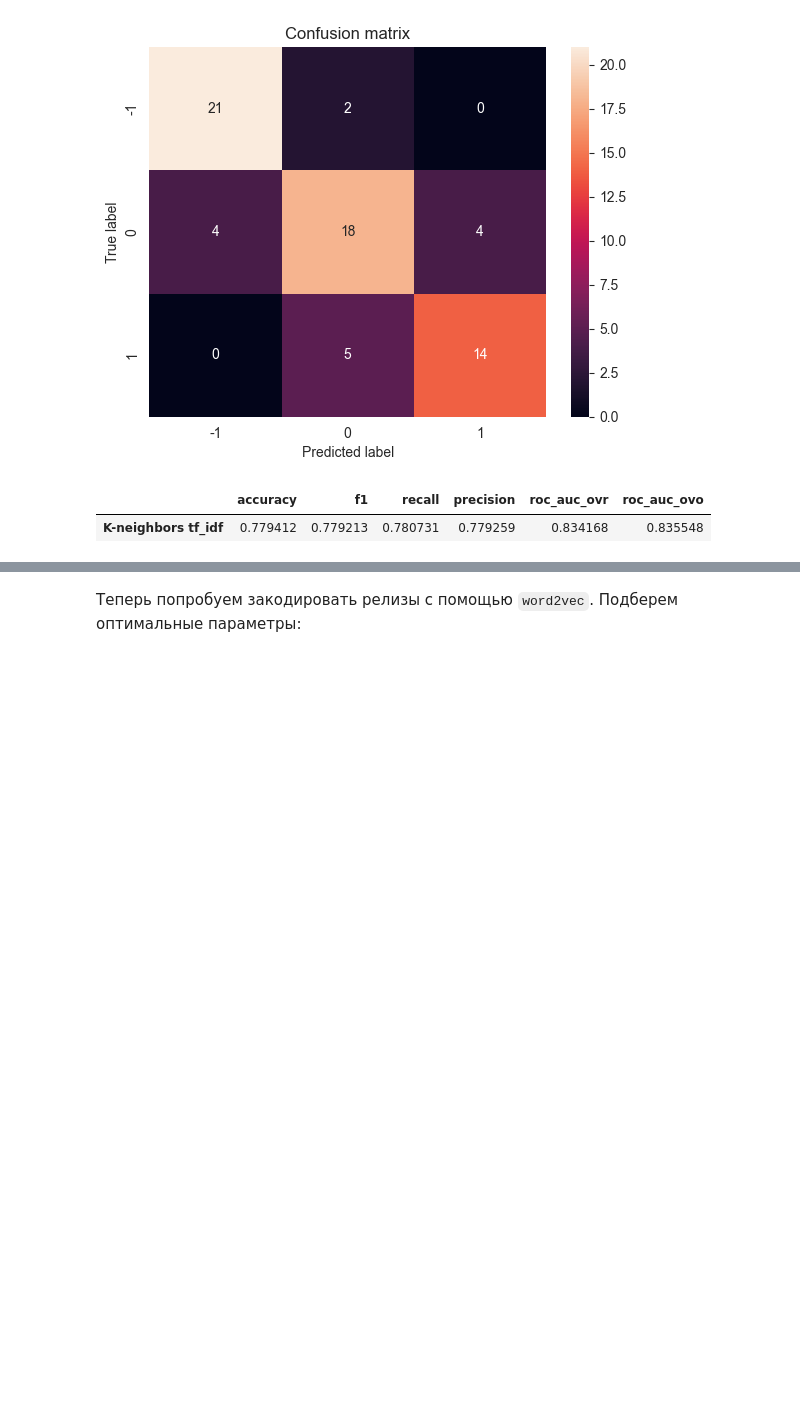
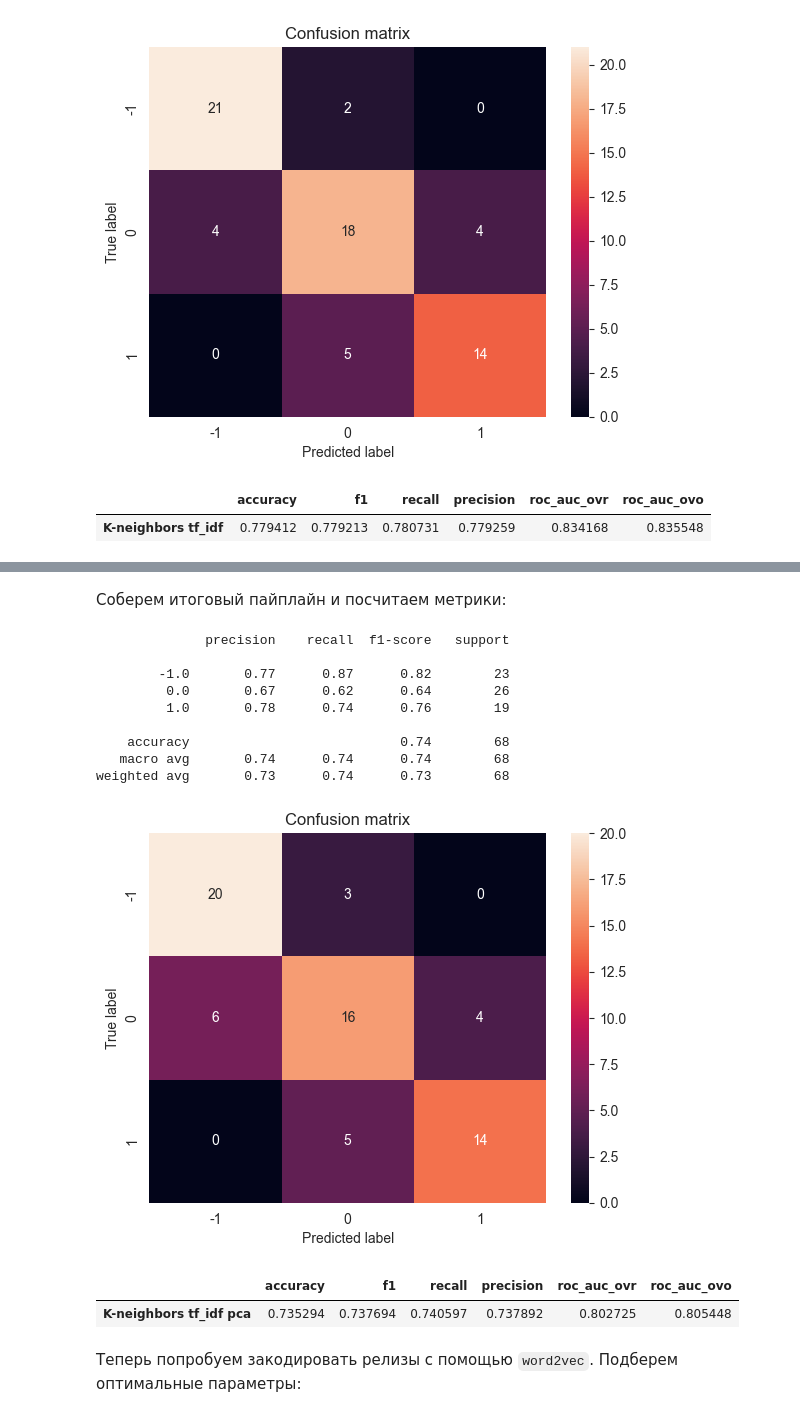
Before and after one commit to ai24-team-15/cbr-press-release-classifier, a Jupyter notebook: ml/non_linear_models/k_neighbors.ipynb, the cells around one changed output, grey strips where cells are left out. Drawn from its saved outputs; the diff is of its cells as text; code cells hidden in the pictures; blank space fills up the shorter version.

```diff
--- a/ml/non_linear_models/k_neighbors.ipynb
+++ b/ml/non_linear_models/k_neighbors.ipynb
@@ -191,3 +256,44 @@ metrics
+# %% [markdown]
+Соберем итоговый пайплайн и посчитаем метрики:
+# %%
+vectorizer = TfidfVectorizer(preprocessor=preprocessor,
+                             min_df=study.best_params["min_df"],
+                             max_df=study.best_params["max_df"])
+
+tf_idf = vectorizer.fit_transform(X.release).toarray()
+
+classifier = KNeighborsClassifier(study.best_params['n_neighbors'],
+                                  weights=study.best_params['weights'],
+                                  p=study.best_params['p'],
+                                  metric=study.best_params['metric'],
+                                  algorithm='brute')
+
+pipeline = Pipeline([
+    ("selector", PCA(n_components=study.best_params["n_components"])),
+    ("model", classifier),
+])
+
+metric, model = calc_metrics(
+    tf_idf, y,
+    pipeline,
+    name="K-neighbors tf_idf pca"
+)
+# %% [output]
+              precision    recall  f1-score   support
+
+        -1.0       0.77      0.87      0.82        23
+         0.0       0.67      0.62      0.64        26
+         1.0       0.78      0.74      0.76        19
+
+    accuracy                           0.74        68
+   macro avg       0.74      0.74      0.74        68
+weighted avg       0.73      0.74      0.73        68
+[figure, added]
+# %%
+metric
+# %% [output]
+|  | accuracy | f1 | recall | precision | roc_auc_ovr | roc_auc_ovo |
+| K-neighbors tf_idf pca | 0.735294 | 0.737694 | 0.740597 | 0.737892 | 0.802725 | 0.805448 |
 # %% [markdown]
 Теперь попробуем закодировать релизы с помощью `word2vec`. Подберем оптимальные параметры:
 # %%
```
Also changed, not shown: parts of 8 cells of this notebook.
